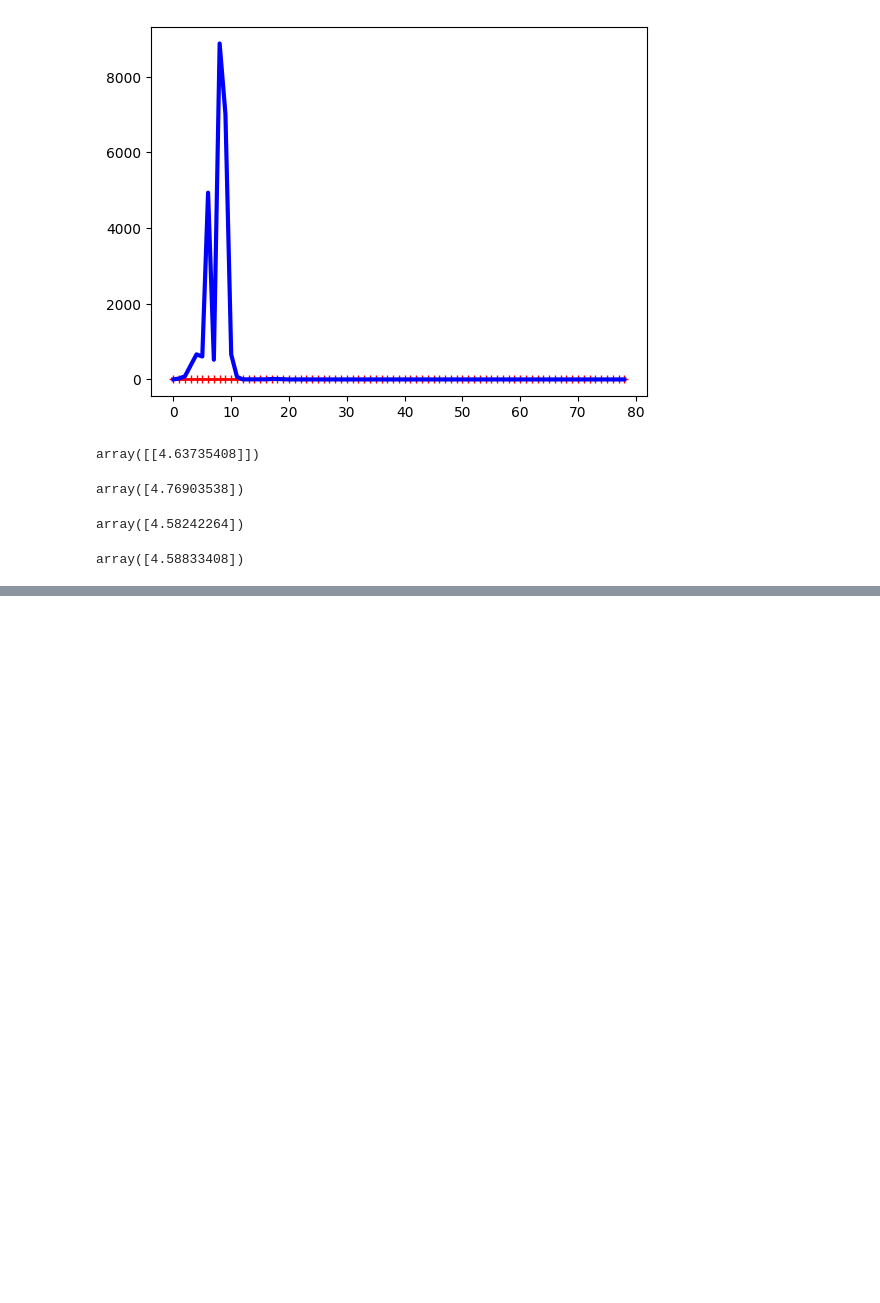
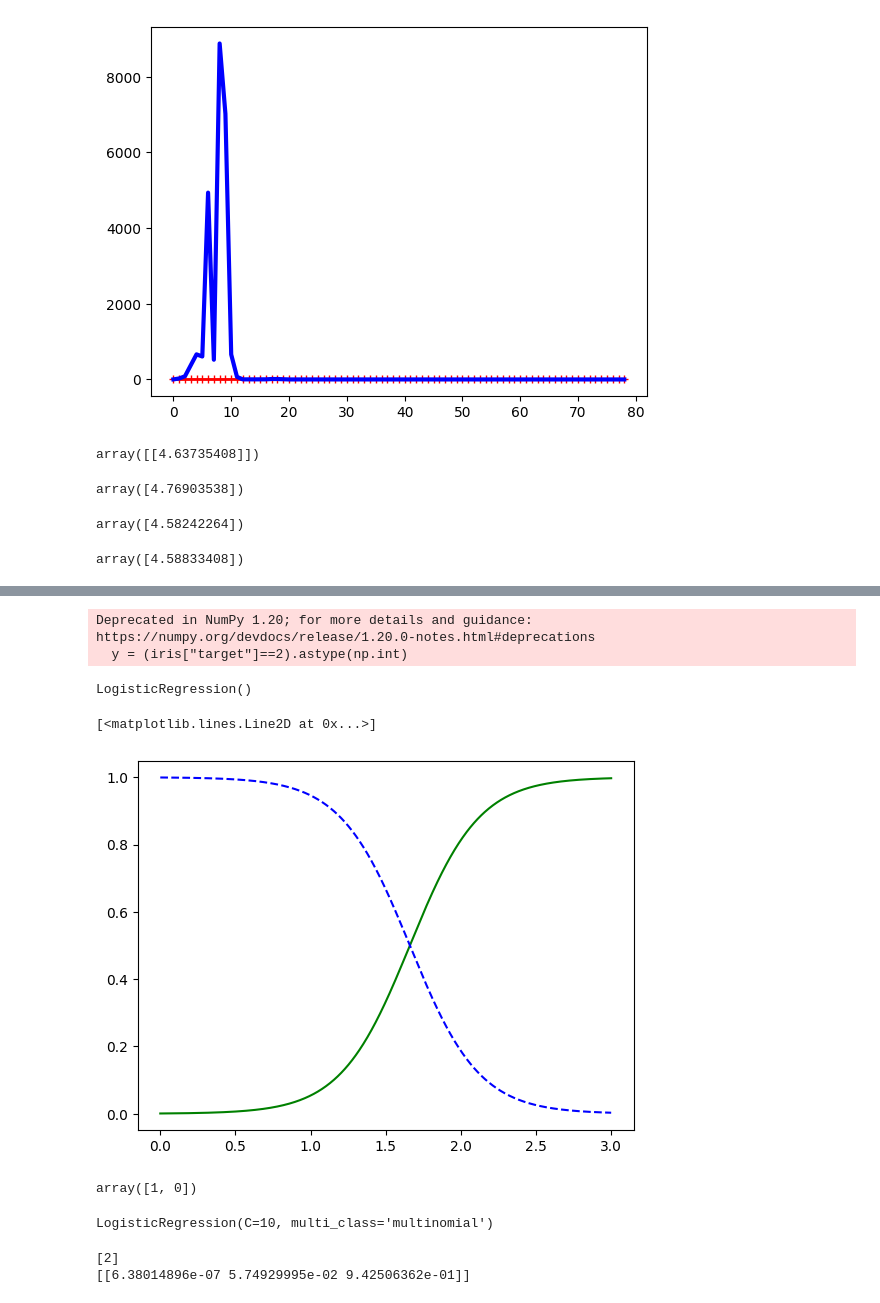
Before and after one commit to akhil-maker/Hands_On_ML, a Jupyter notebook: 04_Training_Models.ipynb, the cells around one changed output, grey strips where cells are left out. Saved outputs shown, nothing was run; the diff lists cells and outputs as text; code cells hidden in the pictures; blank space fills up the shorter version.

Commit message:
Training Models

```diff
--- a/04_Training_Models.ipynb
+++ b/04_Training_Models.ipynb
@@ -201,0 +216,5 @@ for epoch in range(1000):
+# %%
+from sklearn import datasets
+
+iris = datasets.load_iris()
+list(iris.keys())
@@ -201,0 +230,28 @@ for epoch in range(1000):
+# %%
+import numpy as np
+X = iris["data"][:, 3:]
+y = (iris["target"]==2).astype(np.int)
+# %% [output]
+Deprecated in NumPy 1.20; for more details and guidance: https://numpy.org/devdocs/release/1.20.0-notes.html#deprecations
+  y = (iris["target"]==2).astype(np.int)
+# %%
+from sklearn.linear_model import LogisticRegression
+
+log_reg = LogisticRegression()
+log_reg.fit(X, y)
+# %% [output]
+LogisticRegression()
+# %%
+import matplotlib.pyplot as plt
+
+X_new = np.linspace(0, 3, 1000).reshape(-1, 1)
+y_proba = log_reg.predict_proba(X_new)
+plt.plot(X_new, y_proba[:, 1], "g-", label="Iris-Virginica")
+plt.plot(X_new, y_proba[:, 0], "b--", label="Not Iris-Virginica")
+# %% [output]
+[<matplotlib.lines.Line2D at 0x...>]
+[figure, added]
+# %%
+log_reg.predict([[1.7], [1.5]])
+# %% [output]
+array([1, 0])
@@ -201,0 +261,13 @@ for epoch in range(1000):
+# %%
+from sklearn.linear_model import LogisticRegression
+
+softmax_reg = LogisticRegression(multi_class="multinomial", solver="lbfgs", C=10)
+softmax_reg.fit(X, y)
+# %% [output]
+LogisticRegression(C=10, multi_class='multinomial')
+# %%
+print(softmax_reg.predict([[5, 2]]))
+print(softmax_reg.predict_proba([[5, 2]]))
+# %% [output]
+[2]
+[[6.38014896e-07 5.74929995e-02 9.42506362e-01]]
```
Also changed, not shown: parts of 4 cells of this notebook.
